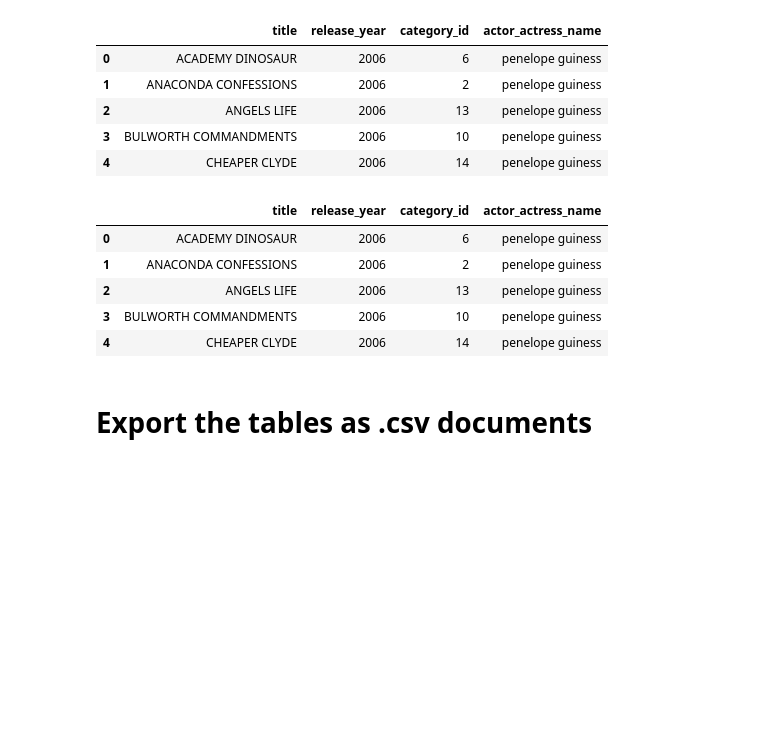
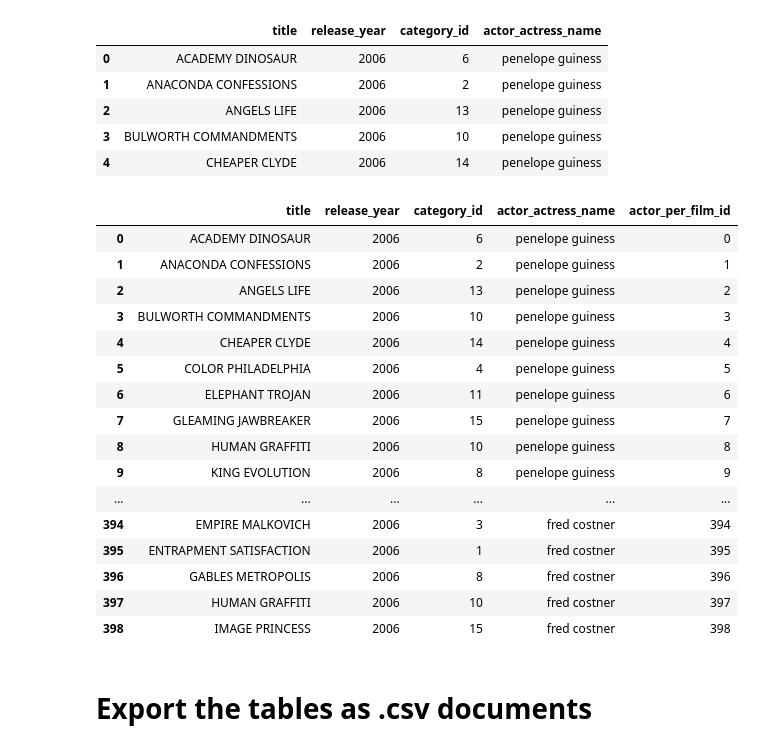
Before and after one commit to DavidNPastrana/SQL_project, a Jupyter notebook: jupyter_notebook/jup_not_films.ipynb, the cells around one changed output. Saved outputs shown, nothing was run; the diff lists cells and outputs as text; code cells hidden in the pictures; blank space fills up the shorter version.

```diff
--- a/jupyter_notebook/jup_not_films.ipynb
+++ b/jupyter_notebook/jup_not_films.ipynb
@@ -431,16 +431,29 @@ old_HDD.head()
 # %%
 # Change the name of the table "old_HDD" by "actor_per_film".
 
 actor_per_film = old_HDD.copy()
 
-actor_per_film.head()
+actor_per_film["actor_per_film_id"] = range(len(actor_per_film))
+
+actor_per_film
 # %% [output]
-|  | title | release_year | category_id | actor_actress_name |
-| 0 | ACADEMY DINOSAUR | 2006 | 6 | penelope guiness |
-| 1 | ANACONDA CONFESSIONS | 2006 | 2 | penelope guiness |
-| 2 | ANGELS LIFE | 2006 | 13 | penelope guiness |
-| 3 | BULWORTH COMMANDMENTS | 2006 | 10 | penelope guiness |
-| 4 | CHEAPER CLYDE | 2006 | 14 | penelope guiness |
+|  | title | release_year | category_id | actor_actress_name | actor_per_film_id |
+| 0 | ACADEMY DINOSAUR | 2006 | 6 | penelope guiness | 0 |
+| 1 | ANACONDA CONFESSIONS | 2006 | 2 | penelope guiness | 1 |
+| 2 | ANGELS LIFE | 2006 | 13 | penelope guiness | 2 |
+| 3 | BULWORTH COMMANDMENTS | 2006 | 10 | penelope guiness | 3 |
+| 4 | CHEAPER CLYDE | 2006 | 14 | penelope guiness | 4 |
+| 5 | COLOR PHILADELPHIA | 2006 | 4 | penelope guiness | 5 |
+| 6 | ELEPHANT TROJAN | 2006 | 11 | penelope guiness | 6 |
+| 7 | GLEAMING JAWBREAKER | 2006 | 15 | penelope guiness | 7 |
+| 8 | HUMAN GRAFFITI | 2006 | 10 | penelope guiness | 8 |
+| 9 | KING EVOLUTION | 2006 | 8 | penelope guiness | 9 |
+| ... | ... | ... | ... | ... | ... |
+| 394 | EMPIRE MALKOVICH | 2006 | 3 | fred costner | 394 |
+| 395 | ENTRAPMENT SATISFACTION | 2006 | 1 | fred costner | 395 |
+| 396 | GABLES METROPOLIS | 2006 | 8 | fred costner | 396 |
+| 397 | HUMAN GRAFFITI | 2006 | 10 | fred costner | 397 |
+| 398 | IMAGE PRINCESS | 2006 | 15 | fred costner | 398 |
 # %% [markdown]
 # Export the tables as .csv documents
 # %%
```
Also changed, not shown: parts of 1 cell of this notebook, 4 other files.
